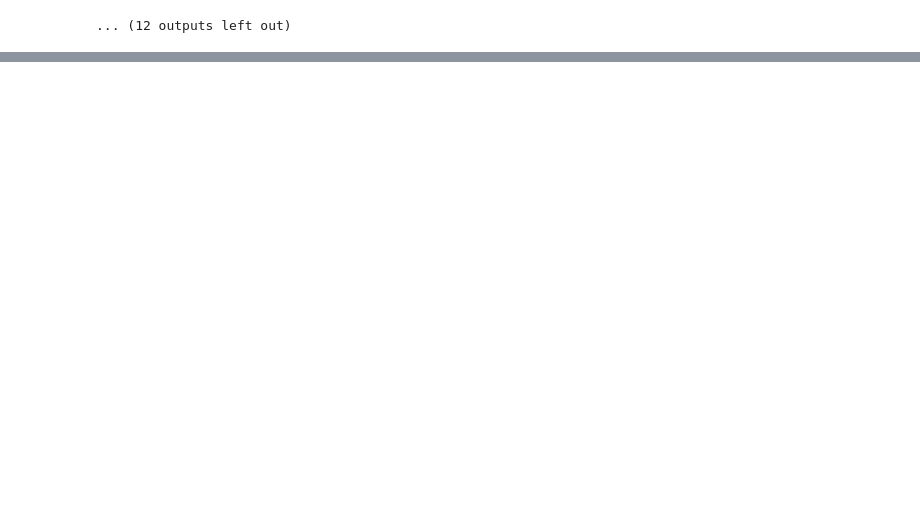
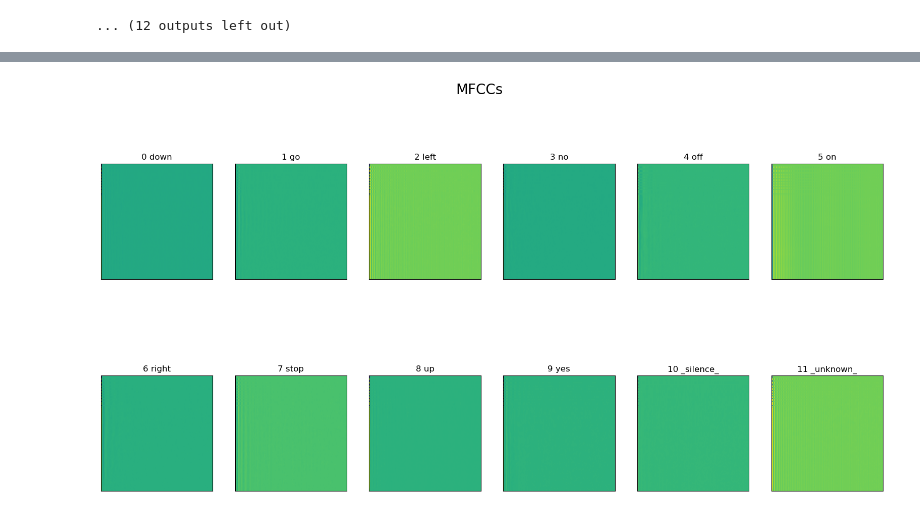
Before and after one commit to almog-sharoni/KWS_Advanced_Computer_Architecture, a Jupyter notebook: visualization.ipynb, the cells around one changed output, grey strips where cells are left out. Cells and saved outputs as stored; diff of their text form; code cells hidden in the pictures; blank space fills up the shorter version.

Commit message:
train_MFCC with 85% accuracy [10 epochs]

```diff
--- a/visualization.ipynb
+++ b/visualization.ipynb
@@ -192,0 +188,30 @@ plot_spectrogram(titles, mel_spectrograms, 'Mel Spectrograms')
+# %%
+def create_MFCCs(audio):
+    """
+    Create MFCCs from an audio tensor.
+
+    Args:
+    audio (tf.Tensor): A 1D tensor containing the audio samples.
+
+    Returns:
+    tf.Tensor: A 2D tensor containing the MFCCs.
+    """
+    audio = tf.cast(audio, tf.float32)
+    # audio = tfio.audio.resample(audio, 16000, 8000)
+    audio = audio[:16000]
+    zero_padding = tf.zeros([16000] - tf.shape(audio), dtype=tf.float32)
+    audio = tf.concat([audio, zero_padding], 0)
+    audio = tf.signal.stft(audio, frame_length=255, frame_step=128)
+    audio = tf.abs(audio)
+    audio = tfio.audio.melscale(audio, rate=16000, mels=128, fmin=0, fmax=8000)
+    audio = tf.math.log(audio + 1e-6)
+    audio = tf.transpose(audio)
+    audio = tf.signal.mfccs_from_log_mel_spectrograms(audio)
+
+    return audio
+# %%
+MFCCs = [create_MFCCs(item['audio']).numpy() for item in categorial_tensors]
+# %%
+plot_spectrogram(titles, MFCCs, 'MFCCs', shape=(20, 10))
+# %% [output]
+[figure, added]
```
Also changed, not shown: parts of 18 cells of this notebook, 1 other file.
